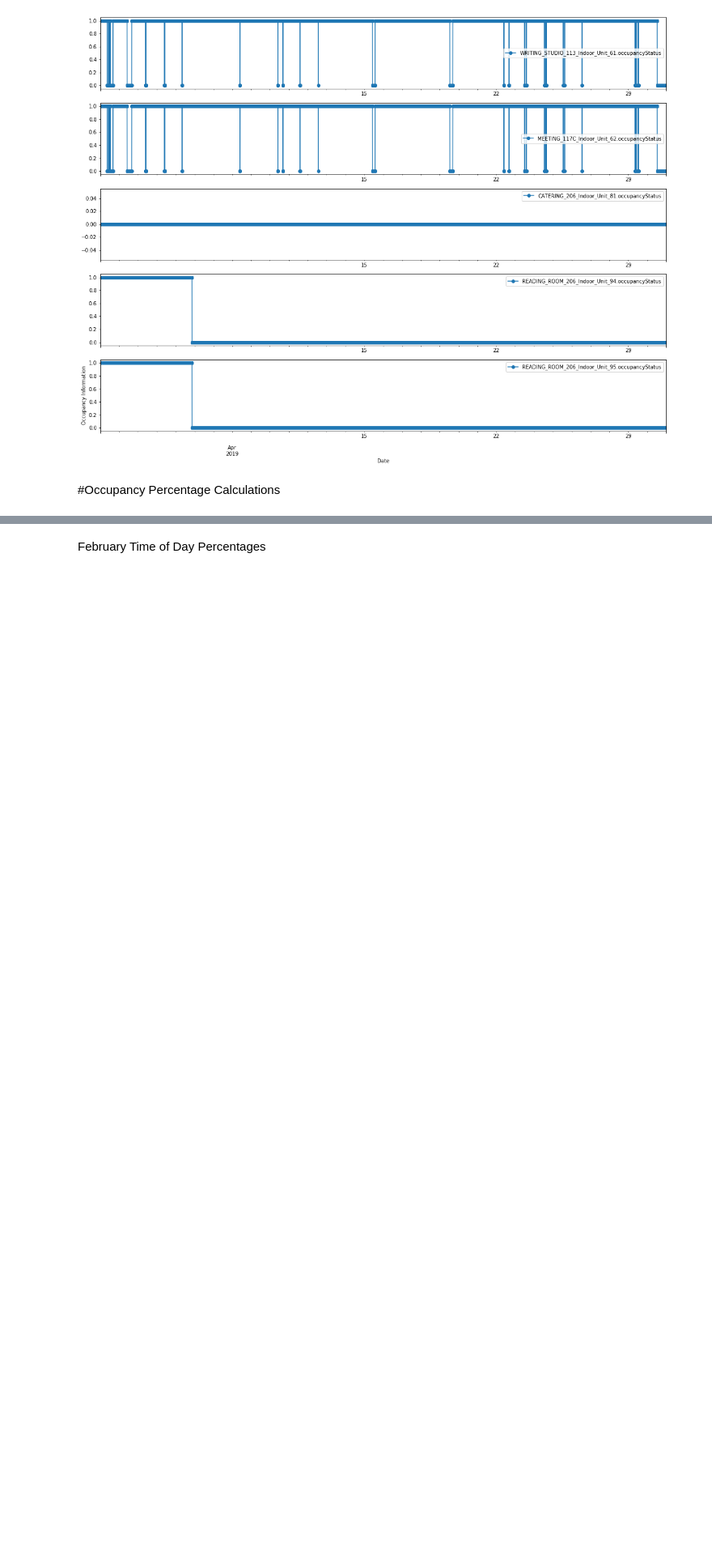
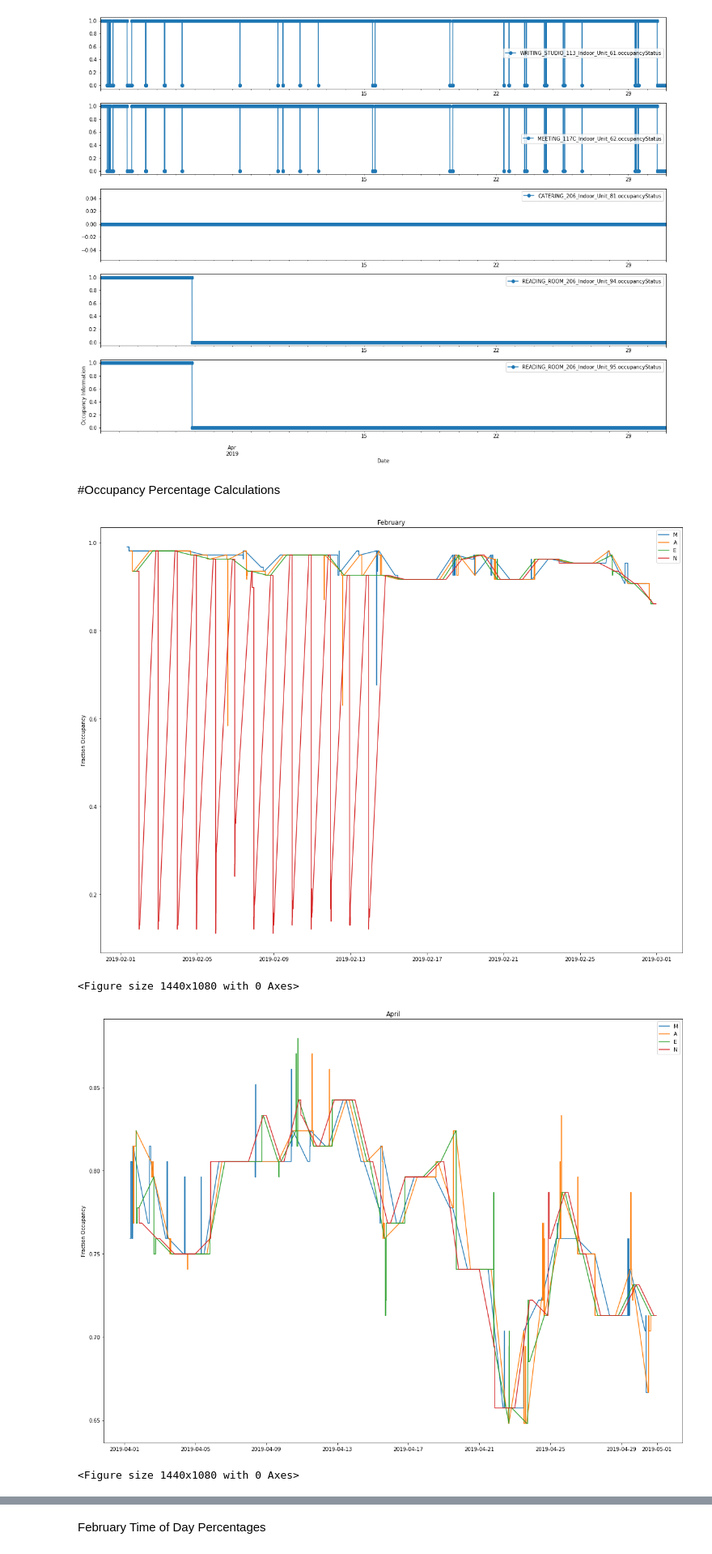
Before and after one commit to AndrewSundaram/VU_SmartCities, a Jupyter notebook: EnergyWorkbook.ipynb, the cells around one changed output, grey strips where cells are left out. Shown at 81% size. Cells and saved outputs as stored; diff of their text form; code cells hidden in the pictures; blank space fills up the shorter version.

```diff
--- a/EnergyWorkbook.ipynb
+++ b/EnergyWorkbook.ipynb
@@ -304,3 +304,35 @@ import matplotlib.pyplot as plt
 import seaborn as sns
 # %%
 occData['fraction_occupied'] = 1 -  occData.sum(axis=1)/df.shape[1]
+# %%
+import matplotlib.pyplot as plt
+import numpy as np
+
+def monthFracOccPlot(month, startDate, endDate):
+  data = occData[(occData['fraction_occupied'].index >= startDate) & (occData['fraction_occupied'].index <= endDate)]
+
+  m = data[(data.index.hour >= 8) & (data.index.hour < 12)]['fraction_occupied']
+  a = data[(data.index.hour >= 12) & (data.index.hour < 16)]['fraction_occupied']
+  e = data[(data.index.hour >= 16) & (data.index.hour < 20)]['fraction_occupied']
+  n = data[(data.index.hour >= 20) & (data.index.hour < 24)]['fraction_occupied']
+
+  fig, ax = plt.subplots()
+  ax.plot(m.index, m, label='M')
+  ax.plot(a.index, a, label="A")
+  ax.plot(e.index, e, label='E')
+  ax.plot(n.index, n, label='N')
+
+  ax.legend()
+  plt.title(month)
+  plt.ylabel('Fraction Occupancy')
+  plt.show()
+  plt.savefig(month + '.png')
+
+monthFracOccPlot('February', '2019-02-01 00:00:01', '2019-02-28 23:23:59')
+monthFracOccPlot('April', '2019-04-01 00:00:01', '2019-04-30 23:23:59')
+monthFracOccPlot('September', '2019-09-01 00:00:01', '2019-09-30 23:23:59')
+# %% [output]
+[figure, added]
+<Figure size 1440x1080 with 0 Axes>
+[figure, added]
+<Figure size 1440x1080 with 0 Axes>
```
Also changed, not shown: parts of 3 cells of this notebook.
